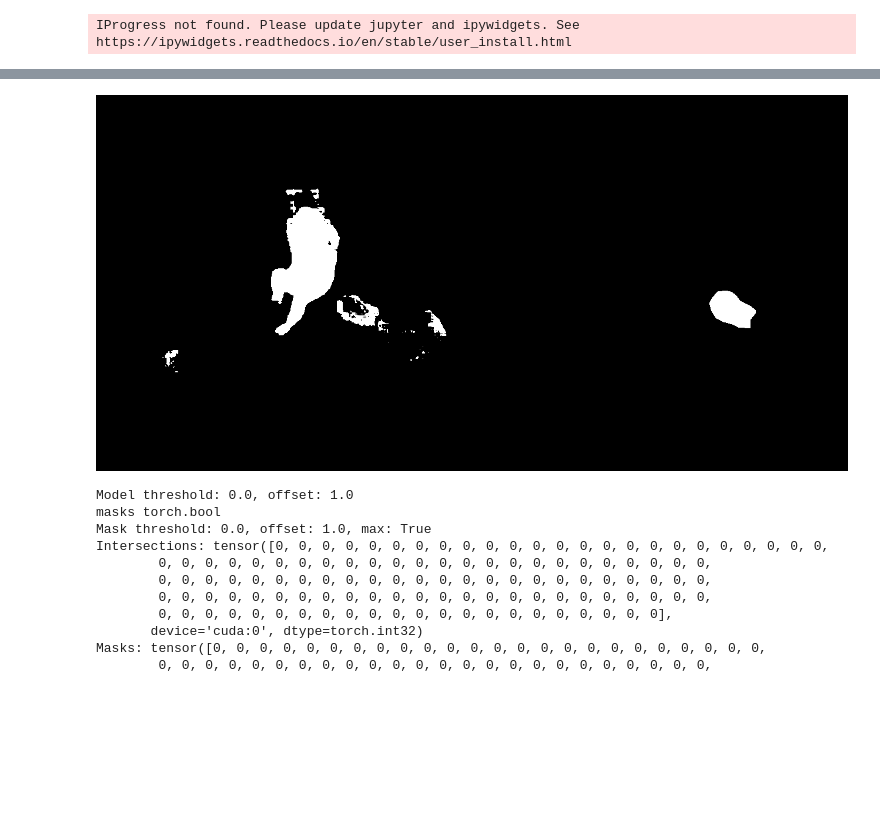
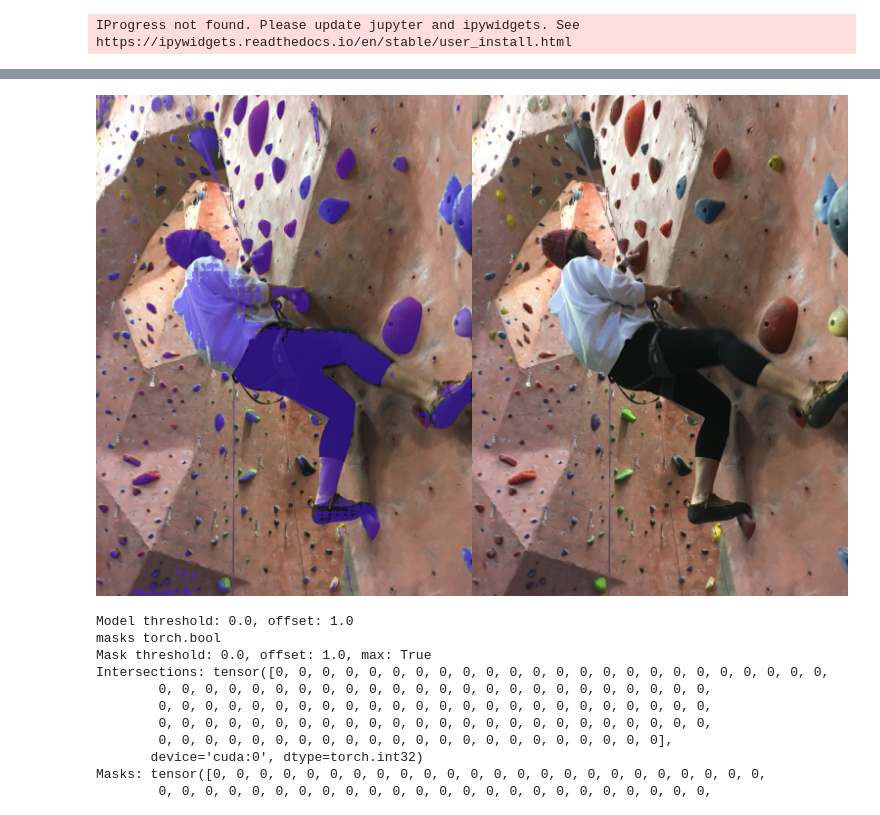
Before and after one commit to andrew-healey/sam-fine-tuning, a Jupyter notebook: ft-train.test.ipynb, the cells around one changed output, grey strips where cells are left out. Saved outputs shown, nothing was run; the diff lists cells and outputs as text; code cells hidden in the pictures; blank space fills up the shorter version.

Commit message:
Successful semseg testing!

```diff
--- a/ft-train.test.ipynb
+++ b/ft-train.test.ipynb
@@ -87 +100,5 @@ next point dataset
+# %%
+from fine_tune.common import SamSemSegDataset
+sem_seg_dataset = SamSemSegDataset(climbing_dataset,predictor,device)
+valid_sem_seg_dataset = SamSemSegDataset(climbing_dataset,predictor,device)
 # %%
@@ -136,7 +154,8 @@ def lr_decay_lambda(current_step):
 
 lr_decay_scheduler = LambdaLR(optimizer, lr_lambda=lr_decay_lambda)
 # %%
-curr_dataset = next_combo_dataset
+curr_dataset = sem_seg_dataset
+valid_curr_dataset = valid_sem_seg_dataset
 run_grad = True
 # %%
 import torch
@@ -184,7 +203,7 @@ while curr_iters < total_steps:
     for i,idx in enumerate(tqdm(permutation(len(curr_dataset)))):
         curr_iters += 1
 
-        decoder_input, gt_masks, (input_size,original_size) = curr_dataset[idx]
+        decoder_input, gt_masks, (input_size,original_size), img = curr_dataset[idx]
 
         _,H,W = gt_masks.shape
 
@@ -274,12 +272,28 @@ torch.save(mask_decoder.state_dict(), 'mask_decoder_7.pt')
 # %%
 # lora_mask_decoder.save_lora_parameters("lora.pt")
 # lora_mask_decoder.load_lora_parameters("lora.pt")
+# %%
+from supervision import DetectionDataset,Detections
+
+test_dataset = DetectionDataset(
+    classes=['testing'],
+    images={
+        'test.jpg':cv2.imread('test.jpg')
+    },
+    annotations={
+        'test.jpg':Detections.empty()
+    }
+)
+
+test_sem_seg_dataset = SamSemSegDataset(test_dataset,predictor,device)
+valid_curr_dataset = test_sem_seg_dataset
 # %%
 from random import randint
 idx = randint(0,len(valid_curr_dataset)-1)
 print(idx)
 
-decoder_input, gt_masks, (input_size,original_size) = valid_curr_dataset[idx]
+decoder_input, gt_masks, (input_size,original_size), img = valid_curr_dataset[idx]
+print("one mask" if len(gt_masks) == 1 else "multiple masks")
 low_res_masks, iou_predictions = mask_decoder(**decoder_input)
 
 upscaled_masks = predictor.model.postprocess_masks(low_res_masks, input_size, original_size).to(device)
@@ -307,11 +321,23 @@ with torch.no_grad():
     loss = focal_loss + dice_loss
     print(f"Loss: {loss:.4f}, Focal Loss: {focal_loss:.4f}, Dice Loss: {dice_loss:.4f}, IoU Loss: {iou_loss:.4f}")
 
-def mask_to_img(mask):
+from supervision import Detections,MaskAnnotator
+from supervision.detection.utils import mask_to_xyxy
+
+annotator = MaskAnnotator()
+def mask_to_img(mask,img):
+    mask = mask.cpu().detach().numpy()[None,:,:]
+    dets = Detections(
+        mask=mask,
+        xyxy=mask_to_xyxy(mask),
+    )
+    ann_img = annotator.annotate(scene=img,detections=dets)
+    return Image.fromarray(ann_img).convert('RGB')
+    return Image.fromarray(img * mask.logical_not().cpu().detach().numpy().astype(np.uint8)[:,:,None]).convert('RGB')
     return Image.fromarray(mask.cpu().detach().numpy().astype(float) * 255).convert('RGB')
 
 def clip_together_imgs(img1,img2):
     return Image.fromarray(np.hstack((img1,img2))).convert('RGB')
 
-clip_together_imgs(mask_to_img(binary_mask),mask_to_img(gt_binary_mask))
+clip_together_imgs(mask_to_img(binary_mask,img),mask_to_img(gt_binary_mask,img))
 # %% [output]
@@ -320,4 +347,4 @@ Loss: 2.4085, Focal Loss: 1.5636, Dice Loss: 0.8450, IoU Loss: 0.9160
-[figure, old version]
+[figure, new version]
 # %%
 from segment_anything import SamAutomaticMaskGenerator
 from segment_anything import automatic_mask_generator
```
Also changed, not shown: parts of 8 cells of this notebook, 2 other files.
